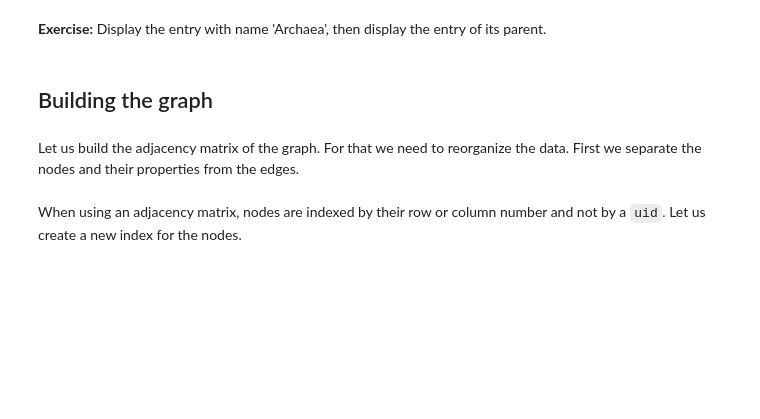
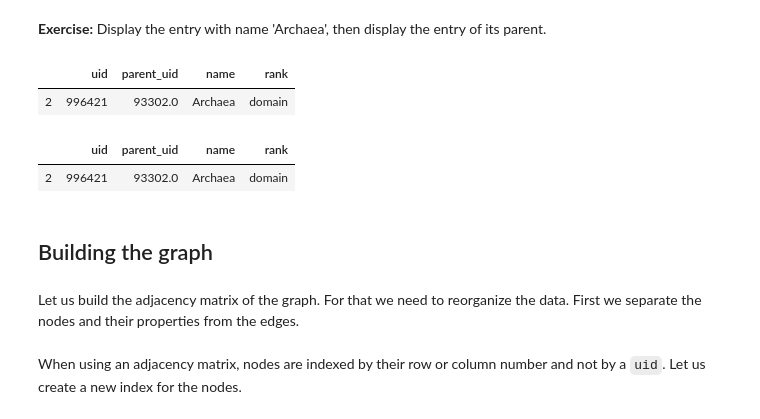
Before and after one commit to emarazz/ntds_2019, a Jupyter notebook: tutorials/02_graph_from_edge_list.ipynb, the cells around one changed output. Drawn from its saved outputs; the diff is of its cells as text; code cells hidden in the pictures; blank space fills up the shorter version.

```diff
--- a/tutorials/02_graph_from_edge_list.ipynb
+++ b/tutorials/02_graph_from_edge_list.ipynb
@@ -103,3 +171,13 @@ tree_of_life['rank'].value_counts()
+# %%
+tree_of_life[tree_of_life.name == 'Archaea']
+# %% [output]
+|  | uid | parent_uid | name | rank |
+| 2 | 996421 | 93302.0 | Archaea | domain |
+# %%
+tree_of_life[tree_of_life.parent_uid == 93302]
+# %% [output]
+|  | uid | parent_uid | name | rank |
+| 2 | 996421 | 93302.0 | Archaea | domain |
 # %% [markdown]
 ## Building the graph
 # %% [markdown]
```
Also changed, not shown: parts of 23 cells of this notebook.
